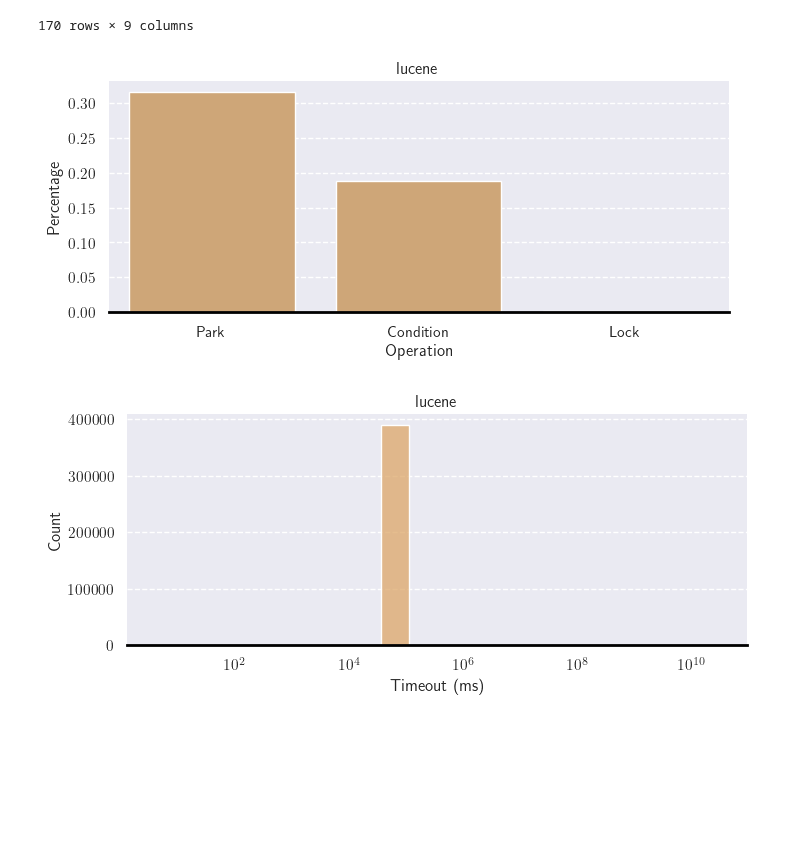
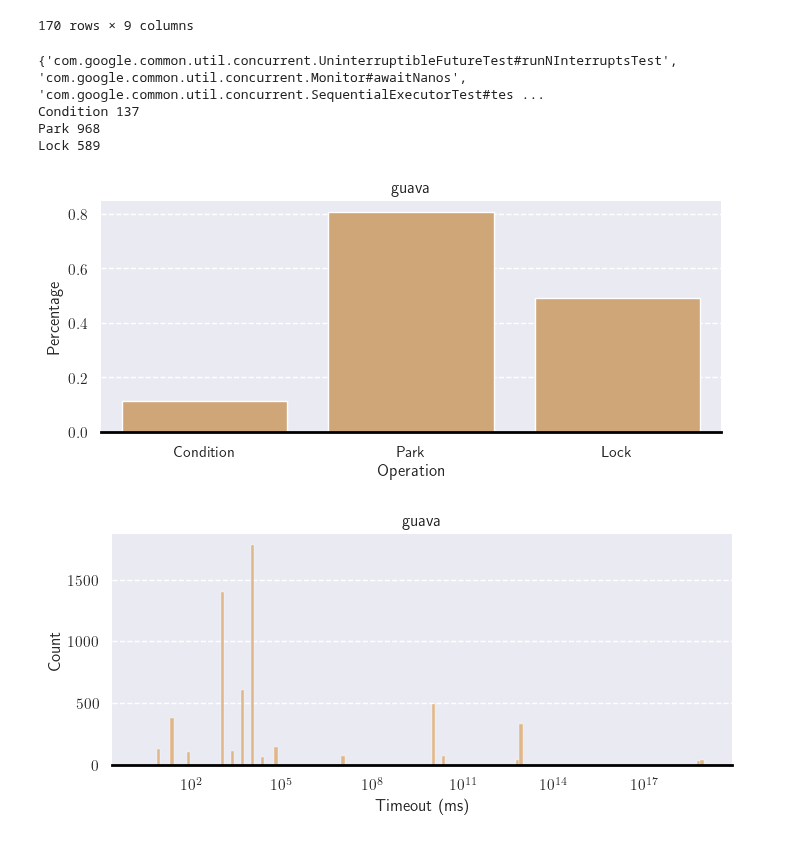
Before and after one commit to cmu-pasta/fray-benchmark, a Jupyter notebook: fray_benchmark/visualizer/playground.ipynb, the cells around one changed output. Drawn from its saved outputs; the diff is of its cells as text; code cells hidden in the pictures; blank space fills up the shorter version.

```diff
--- a/fray_benchmark/visualizer/playground.ipynb
+++ b/fray_benchmark/visualizer/playground.ipynb
@@ -107,11 +107,15 @@ display(df)
 | 12250 | kafka-96 | iter-1 | Error | TP | 0.00 | 59 | 0.00 | 59 | $\textsc{Fray}$-POS |
 170 rows × 9 columns
 # %%
-suite = BenchmarkSuite(["/Users/aoli/repos/sfuzz-benchmark/output/stat/lucene"])
+suite = BenchmarkSuite(["/Users/aoli/repos/sfuzz-benchmark/output/stat/guava"])
 suite.to_timed_stats()
 # %% [output]
+{'com.google.common.util.concurrent.UninterruptibleFutureTest#runNInterruptsTest', 'com.google.common.util.concurrent.Monitor#awaitNanos', 'com.google.common.util.concurrent.SequentialExecutorTest#tes ...
+Condition 137
+Park 968
+Lock 589
-[figure, old version]
+[figure, new version]
-[figure, old version]
+[figure, new version]
 # %%
 suite = BenchmarkSuite(["/Users/aoli/repos/sfuzz-benchmark/output/stat/kafka"])
 suite.to_timed_stats()
```
Also changed, not shown: parts of 2 cells of this notebook, 2 other files.
